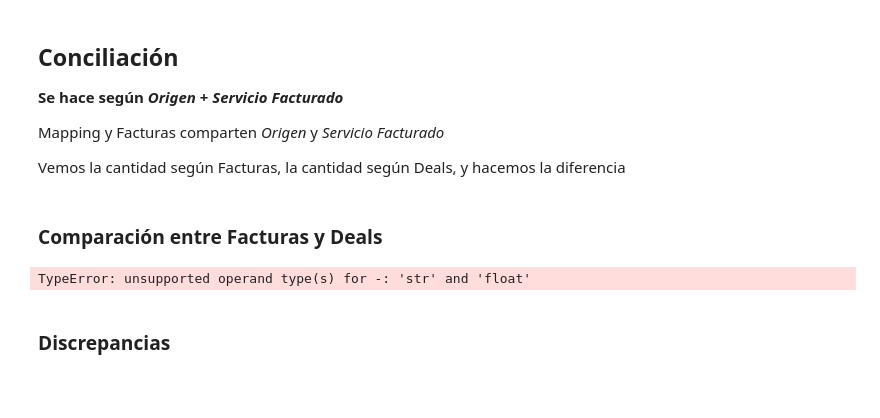
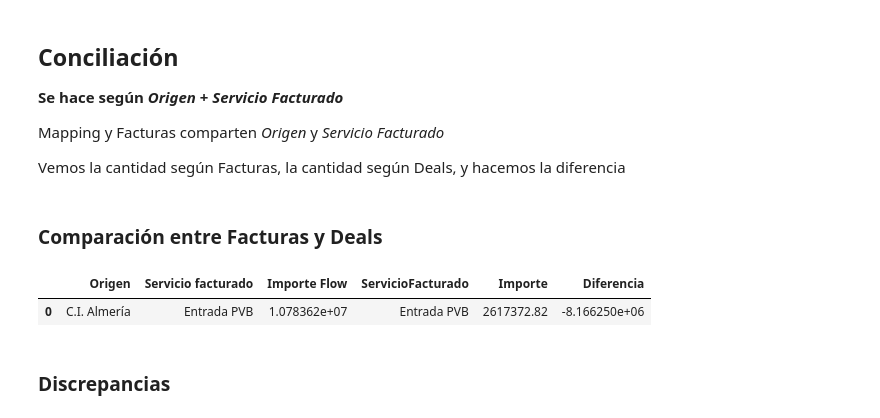
Before and after one commit to kikekzm/Data-Projects, a Jupyter notebook: ENGIE-Caso/Caso-Engie-Tips.ipynb, the cells around one changed output. Saved outputs shown, nothing was run; the diff lists cells and outputs as text; code cells hidden in the pictures; blank space fills up the shorter version.

```diff
--- a/ENGIE-Caso/Caso-Engie-Tips.ipynb
+++ b/ENGIE-Caso/Caso-Engie-Tips.ipynb
@@ -199,6 +200,10 @@ IAC_merged_df = pd.merge(IAC_final_df, mapping_filtrado_df, on='Commodity', how=
 
 # quitamos algunas columnas innecesarias
 IAC_merged_df.drop(columns=['Portfolio','DealType'], inplace=True)
+
+# cambiamos formato del importe
+IAC_merged_df['Importe Flow'] = IAC_merged_df['Importe Flow'].astype(float)
+
 IAC_merged_df.head(50)
 # %% [output]
 |  | Id Deal | StartDeliveryDate | EndDeliveryDate | Id Flow | Importe Flow | Fecha Flow | Subflow | Commodity | ... |
@@ -242,21 +251,21 @@ Vemos la cantidad según Facturas, la cantidad según Deals, y hacemos la difere
 # %% [markdown]
 ### Comparación entre Facturas y Deals
 # %%
-# Agrupar y sumar importes en iac_merged_df
-iac_grouped = IAC_merged_df.groupby(['Origen', 'Servicio facturado'])['Importe Flow'].sum().reset_index()
+# Agrupar y sumar importes
+IAC_grouped = IAC_merged_df.groupby(['Origen', 'Servicio facturado'])['Importe Flow'].sum().reset_index()
 
-# Agrupar y sumar importes en facturas_merged_df
 facturas_grouped = facturas_merged_df.groupby(['Origen', 'ServicioFacturado'])['Importe'].sum().reset_index()
 
 # Unir ambos DataFrames agrupados para comparar
 conciliacion_df = pd.merge(iac_grouped, facturas_grouped, left_on=['Origen', 'Servicio facturado'], right_on=['Origen', 'ServicioFacturado'], how='outer', suffixes=('_deals', '_facturas'))
 
 # Calcular la diferencia entre los importes
-conciliacion_df['Diferencia'] = conciliacion_df['Importe'] - conciliacion_df['Importe Flow']  ## hay que ponerlos en formato numero float
+conciliacion_df['Diferencia'] = conciliacion_df['Importe'] - conciliacion_df['Importe Flow']
 
 # Mostrar los resultados de la conciliación
-print(conciliacion_df)
+conciliacion_df.head()
 # %% [output]
-TypeError: unsupported operand type(s) for -: 'str' and 'float'
+|  | Origen | Servicio facturado | Importe Flow | ServicioFacturado | Importe | Diferencia |
+| 0 | C.I. Almería | Entrada PVB | 1.078362e+07 | Entrada PVB | 2617372.82 | -8.166250e+06 |
 # %% [markdown]
 ### Discrepancias
```
Also changed, not shown: parts of 2 cells of this notebook.
